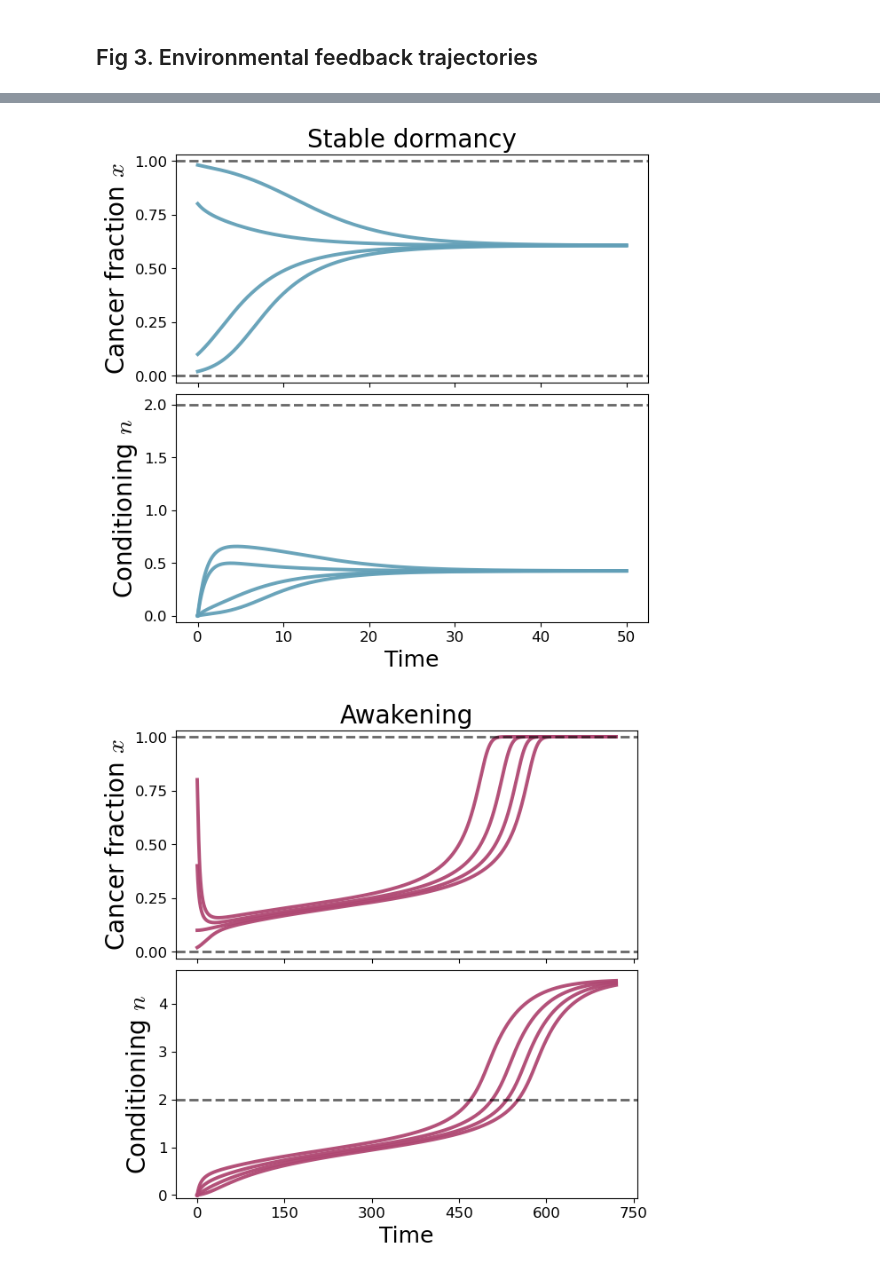
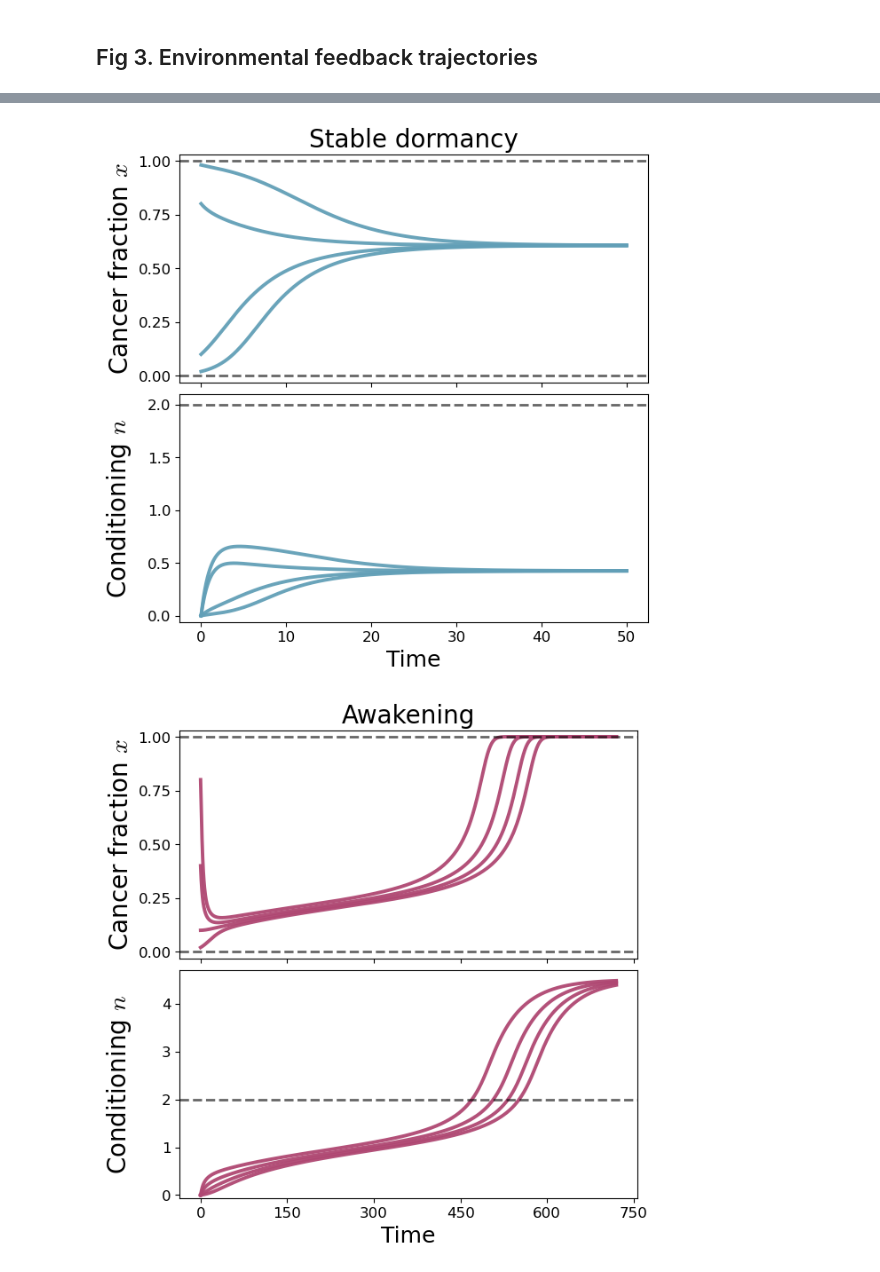
Before and after one commit to gyanezfeliu/dynamics_dormancy, a Jupyter notebook: Paper.ipynb, the cells around one changed output, grey strips where cells are left out. Saved outputs shown, nothing was run; the diff lists cells and outputs as text; code cells hidden in the pictures.

Commit message:
latest paper figures

```diff
--- a/Paper.ipynb
+++ b/Paper.ipynb
@@ -462,7 +396,7 @@ def run_case(case, npts=2000):
     """Sigammalate all x0s for a Case. Returns list of dict outputs."""
     outs = []
     for x0 in case.x0s:
-        out = sigammalate_case(
+        out = simulate_case(
             case.ends,
             phi=case.phi, gamma=case.gamma, k=case.k, nu=case.nu,
             x0=x0, n0=case.n0,
@@ -527,6 +461,7 @@ def plot_case_timeseries(case_key, case, outs, outdir="Figures",
         ax_n.yaxis.set_major_locator(MaxNLocator(nbins=5))
         ax_x.tick_params(labelsize=TICK_FS)
         ax_n.tick_params(labelsize=TICK_FS)
+        fig.align_ylabels([ax_x, ax_n])
 
         # Save
         base = os.path.join(outdir, f"fig3_{case_key}_{layout}")
@@ -563,6 +498,7 @@ def plot_case_timeseries(case_key, case, outs, outdir="Figures",
         ax_n.yaxis.set_major_locator(MaxNLocator(nbins=5))
         ax_x.tick_params(labelsize=TICK_FS)
         ax_n.tick_params(labelsize=TICK_FS)
+        fig.align_ylabels([ax_x, ax_n])
 
         base = os.path.join(outdir, f"fig3_{case_key}_{layout}")
         fig.savefig(base + ".svg", bbox_inches="tight")
@@ -577,12 +513,12 @@ def plot_case_timeseries(case_key, case, outs, outdir="Figures",
 # Example usage
 # -------------------------
 cases = build_default_cases()
-
+all_outs = {}
 # one-by-one (recommended)
 for key in ["clearance", "dormancy", "awakening", "primed_threshold"]:
     case = cases[key]
     outs = run_case(case, npts=2000)
-
+    all_outs[key] = outs
     # stacked plots (x above, n below)
     # layout = stack OR twin
     plot_case_timeseries(key, case, outs, outdir="Figures", layout="stack",
@@ -596,2 +532,2 @@ for key in ["clearance", "dormancy", "awakening", "primed_threshold"]:
-[figure, old version]
+[figure, new version]
-[figure, old version]
+[figure, new version]
```
Also changed, not shown: parts of 11 cells of this notebook.
